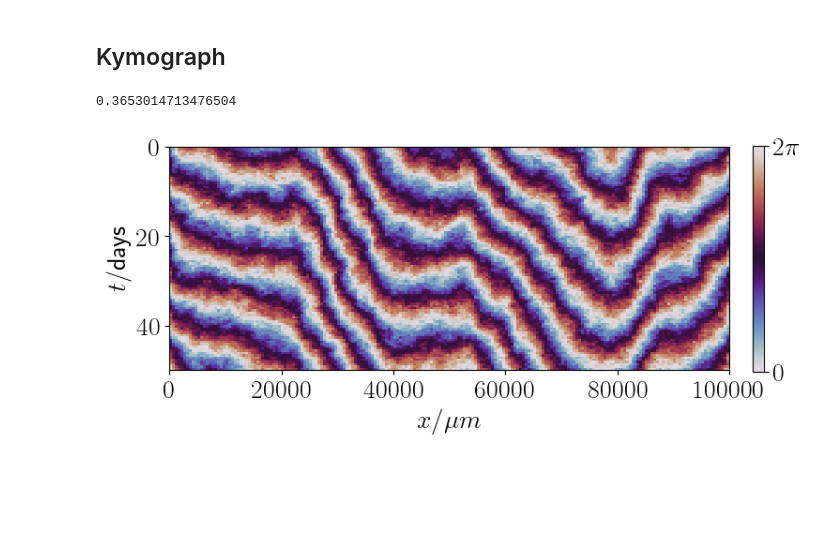
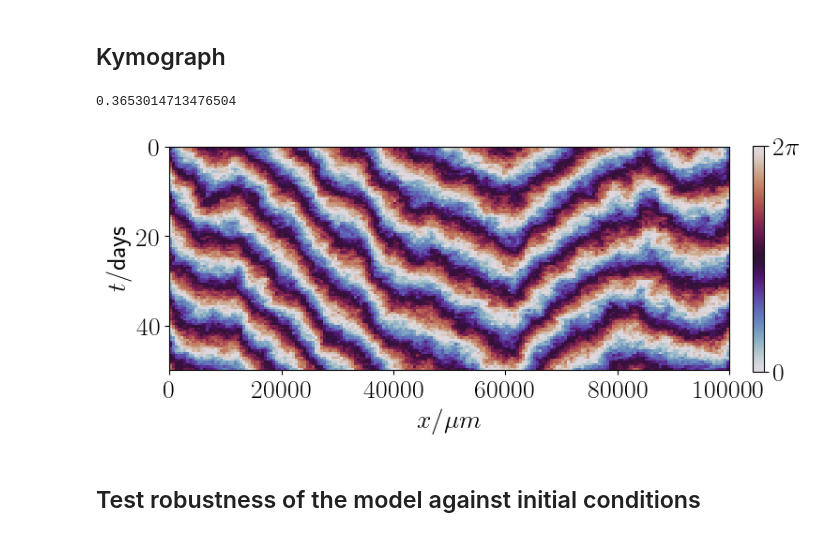
Before and after one commit to Irene-Li/kuramoto, a Jupyter notebook: kuramotoVF_sims.ipynb, the cells around one changed output. Cells and saved outputs as stored; diff of their text form; code cells hidden in the pictures; blank space fills up the shorter version.

```diff
--- a/kuramotoVF_sims.ipynb
+++ b/kuramotoVF_sims.ipynb
@@ -109,24 +13,23 @@ plt.show()
 # %% [markdown]
 ## Kymograph
+# %%
+# Set up model parameters
+epsilon = 1
+eta = -0.44
+sigma = 0.09
+mean_omega = 0
+noise = np.sqrt(0.45**2-sigma**2)
+
+
+# Set up simulation parameters
+L = 200
+T = 1e4 # total time of the simulation
+n_frames = T # number of time points recorded in the end
+init = np.zeros(L)
+grad = 1.3
+grads = [-grad, grad]
+seed = 10
 # %%
-# Set up model parameters
-epsilon = 1
-eta = -0.44
-sigma = 0.1
-mean_omega = 0
-noise = np.sqrt(0.45**2-sigma**2)
-
-
-# Set up simulation parameters
-L = 200
-T = 1e4 # total time of the simulation
-n_frames = T # number of time points recorded in the end
-init = np.zeros(L)
-grad = 1.3
-grads = [-grad, grad]
-seed = None
-
-
 model = KuramotoVF(epsilon, eta, sigma, mean_omega, noise=noise, BC='grad', grad=grads)
 model.initialise(L, T, n_frames, init=init, seed=seed)
 model.evolve(dt=1e-2)
@@ -135,27 +39,29 @@ np.save('Sims/data_sigma={}_eta={}_noise={}.npy'.format(sigma, eta, noise), mode
+# %%
+res = np.load('Sims/data_sigma={}_eta={}_noise={}.npy'.format(sigma, eta, noise))
 # %%
 N = 100
-epsilon = 0.2
+epsilon_true = 0.2
 scale= 10
-omega_extra = 2*np.pi/8.6/epsilon/scale
+omega_extra = 2*np.pi/8.6/epsilon_true/scale
 print(omega_extra)
-
-res = model.res
 
 phases = np.copy(res[-N:, :])
 phases += np.arange(N)[:, np.newaxis]*omega_extra
 
 plt.figure(figsize=(8, 6))
 plt.rc('font', size=20)
 plt.rc('text', usetex=True)
-im = plt.imshow(phases %(2*np.pi), cmap='twilight', interpolation='none', vmin=0, vmax=2*np.pi, extent=[0, L*500, N/scale/epsilon, 0], aspect=800)
+im = plt.imshow(phases %(2*np.pi), cmap='twilight', interpolation='none', vmin=0, vmax=2*np.pi, extent=[0, L*500, N/scale/epsilon_true, 0], aspect=800)
 cbar = plt.colorbar(im, fraction=0.019, pad=0.04)
 cbar.set_ticks([0, 2*np.pi])
 cbar.set_ticklabels([r'$0$', r'$2\pi$'])
 plt.xlabel(r'$x/\mu m$')
 plt.ylabel(r'$t$/days')
 plt.tight_layout()
 plt.savefig('Figures/kymograph_sim.pdf')
 plt.show()
 # %% [output]
 0.3653014713476504
-[figure, old version]
+[figure, new version]
+# %% [markdown]
+## Test robustness of the model against initial conditions
```
Also changed, not shown: parts of 15 cells of this notebook, 2 other files.
